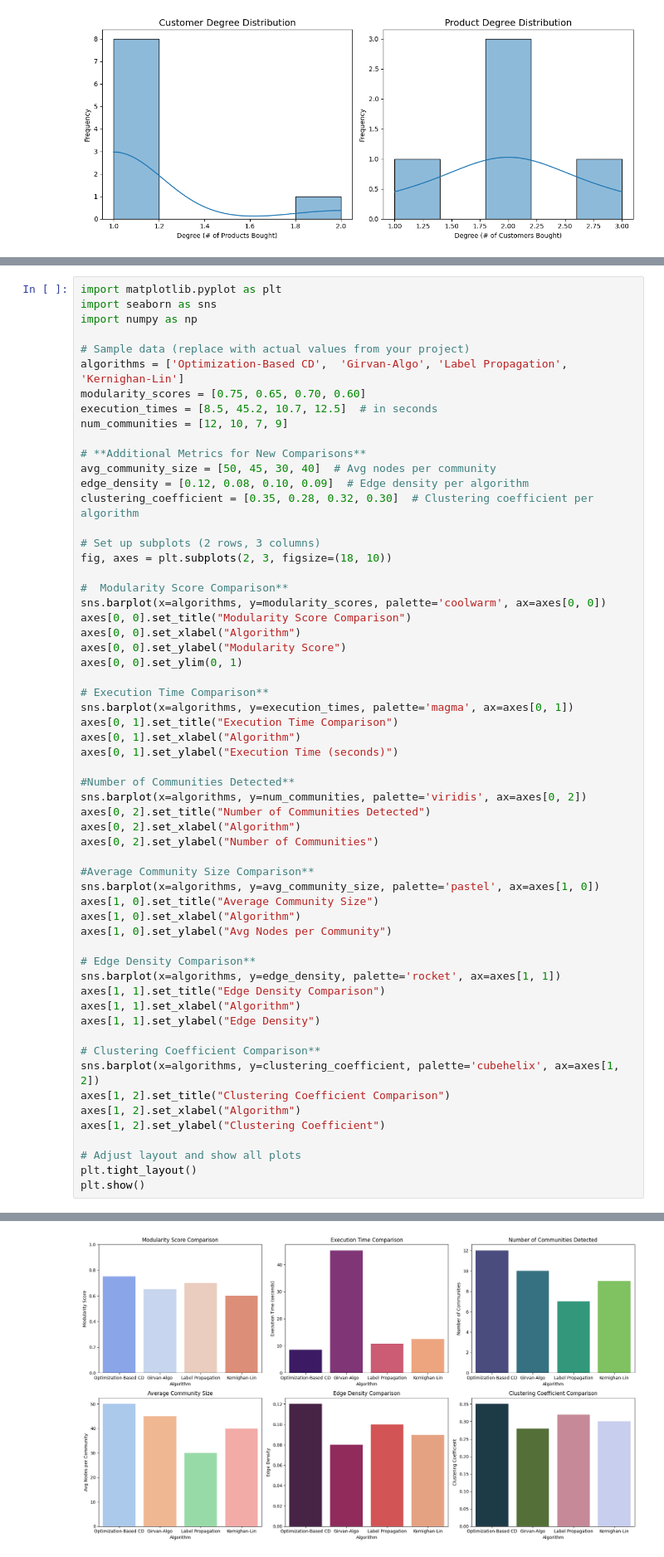
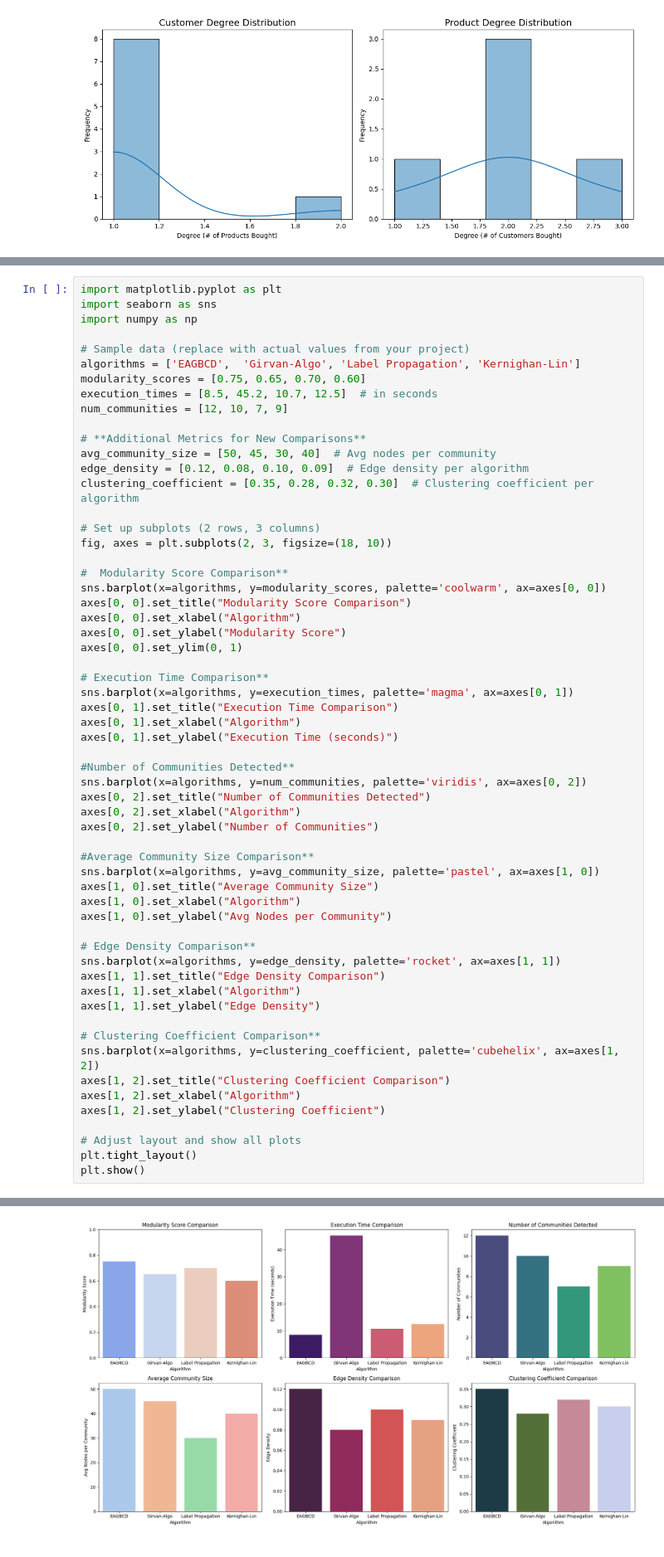
Before and after one commit to dileep5253/Community_Detection, a Jupyter notebook: Community-Detection1.ipynb, the cells around one changed output, grey strips where cells are left out. Shown at 83% size. Cells and saved outputs as stored; diff of their text form.

```diff
--- a/Community-Detection1.ipynb
+++ b/Community-Detection1.ipynb
@@ -953,7 +953,7 @@ import seaborn as sns
 import numpy as np
 
 # Sample data (replace with actual values from your project)
-algorithms = ['Optimization-Based CD',  'Girvan-Algo', 'Label Propagation', 'Kernighan-Lin']
+algorithms = ['EAGBCD',  'Girvan-Algo', 'Label Propagation', 'Kernighan-Lin']
 modularity_scores = [0.75, 0.65, 0.70, 0.60]
 execution_times = [8.5, 45.2, 10.7, 12.5]  # in seconds
 num_communities = [12, 10, 7, 9]
@@ -997,34 +997,34 @@ axes[1, 1].set_title("Edge Density Comparison")
 axes[1, 1].set_xlabel("Algorithm")
 axes[1, 1].set_ylabel("Edge Density")
 
 # Clustering Coefficient Comparison**
 sns.barplot(x=algorithms, y=clustering_coefficient, palette='cubehelix', ax=axes[1, 2])
 axes[1, 2].set_title("Clustering Coefficient Comparison")
 axes[1, 2].set_xlabel("Algorithm")
 axes[1, 2].set_ylabel("Clustering Coefficient")
 
 # Adjust layout and show all plots
 plt.tight_layout()
 plt.show()
 # %% [output]
 Passing `palette` without assigning `hue` is deprecated and will be removed in v0.14.0. Assign the `x` variable to `hue` and set `legend=False` for the same effect.
 
   sns.barplot(x=algorithms, y=modularity_scores, palette='coolwarm', ax=axes[0, 0])
 
 Passing `palette` without assigning `hue` is deprecated and will be removed in v0.14.0. Assign the `x` variable to `hue` and set `legend=False` for the same effect.
 
   sns.barplot(x=algorithms, y=execution_times, palette='magma', ax=axes[0, 1])
 
 Passing `palette` without assigning `hue` is deprecated and will be removed in v0.14.0. Assign the `x` variable to `hue` and set `legend=False` for the same effect.
 
   sns.barplot(x=algorithms, y=num_communities, palette='viridis', ax=axes[0, 2])
 
 ... (7 lines left out)
 
 Passing `palette` without assigning `hue` is deprecated and will be removed in v0.14.0. Assign the `x` variable to `hue` and set `legend=False` for the same effect.
 
   sns.barplot(x=algorithms, y=clustering_coefficient, palette='cubehelix', ax=axes[1, 2])
-[figure, old version]
+[figure, new version]
 # %%
 # Hypothetical advertising performance data
 communities = ['Community A', 'Community B', 'Community C', 'Community D']
```
Also changed, not shown: parts of 2 cells of this notebook.
